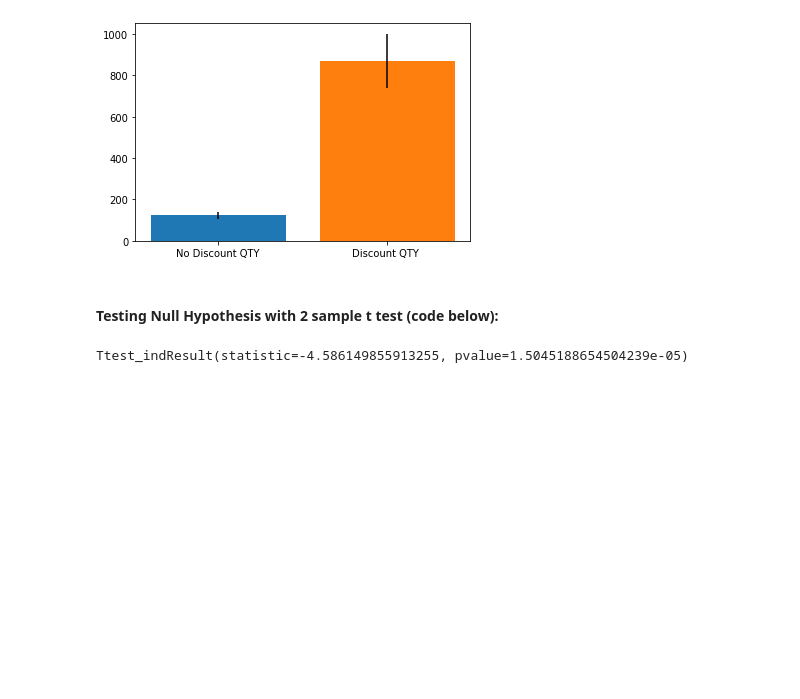
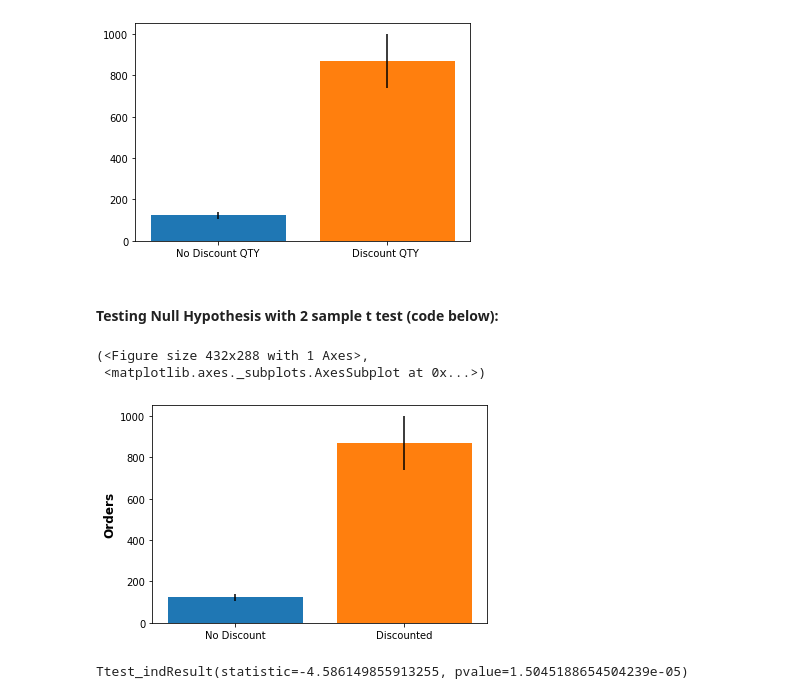
Before and after one commit to lemaster1/Hypothesis-Testing-Predicting-Best-Discount-Strategies, a Jupyter notebook: mod3proj.ipynb, the cells around one changed output. Saved outputs shown, nothing was run; the diff lists cells and outputs as text; code cells hidden in the pictures; blank space fills up the shorter version.

```diff
--- a/mod3proj.ipynb
+++ b/mod3proj.ipynb
@@ -698,3 +710,10 @@ plt.bar(x='Discount QTY ', height = cust_with_dis_df['SUM(Quantity)'].mean(), ye
+# %%
+plot_2_grps(cust_no_dis_df['SUM(Quantity)'], "No Discount",
+           cust_with_dis_df['SUM(Quantity)'], "Discounted", "Orders")
+# %% [output]
+(<Figure size 432x288 with 1 Axes>,
+ <matplotlib.axes._subplots.AxesSubplot at 0x...>)
+[figure, added]
 # %%
 stats.ttest_ind(cust_no_dis_df['SUM(Quantity)'],cust_with_dis_df['SUM(Quantity)'])
 # %% [output]
```
Also changed, not shown: parts of 3 cells of this notebook, 1 other file.
